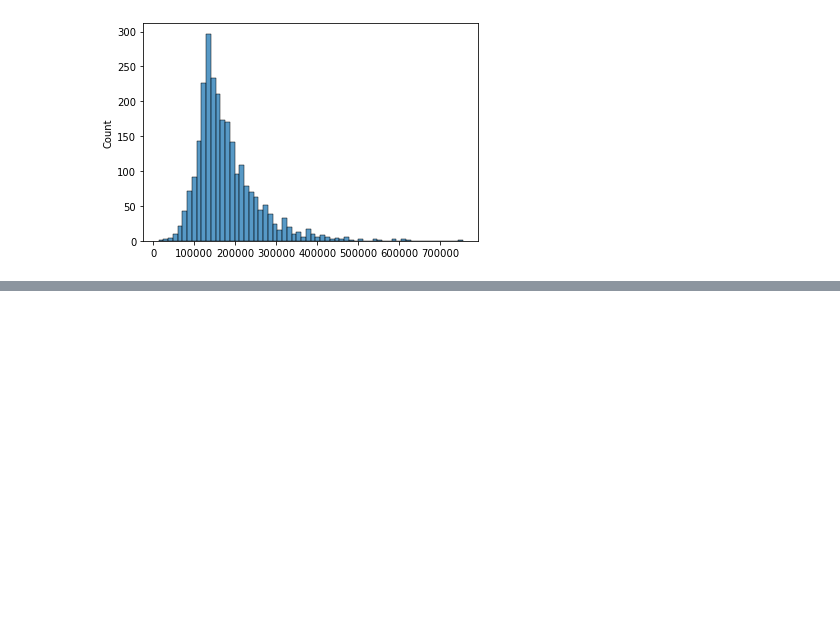
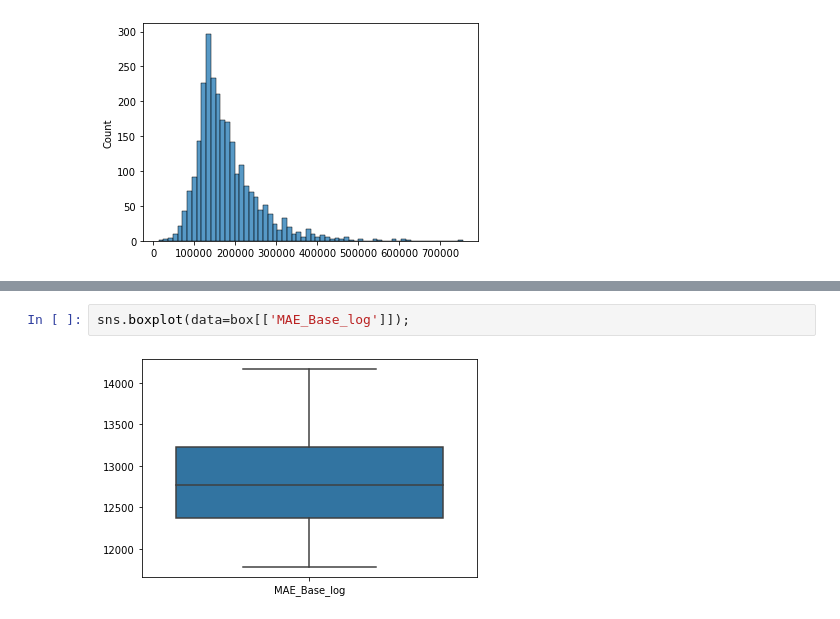
Before and after one commit to BPM1401/Go-Big-Or-Go-Home, a Jupyter notebook: Model Performance/Transformations/Log(Price)/Log10(Price)_Ridge.ipynb, the cells around one changed output, grey strips where cells are left out. Saved outputs shown, nothing was run; the diff lists cells and outputs as text; blank space fills up the shorter version.

```diff
--- a/Model Performance/Transformations/Log(Price)/Log10(Price)_Ridge.ipynb
+++ b/Model Performance/Transformations/Log(Price)/Log10(Price)_Ridge.ipynb
@@ -219,0 +90,4 @@ Base.describe()
+# %%
+sns.boxplot(data=box[['MAE_Base_log']]);
+# %% [output]
+[figure, added]
```
Also changed, not shown: parts of 21 cells of this notebook, 2 other files.
